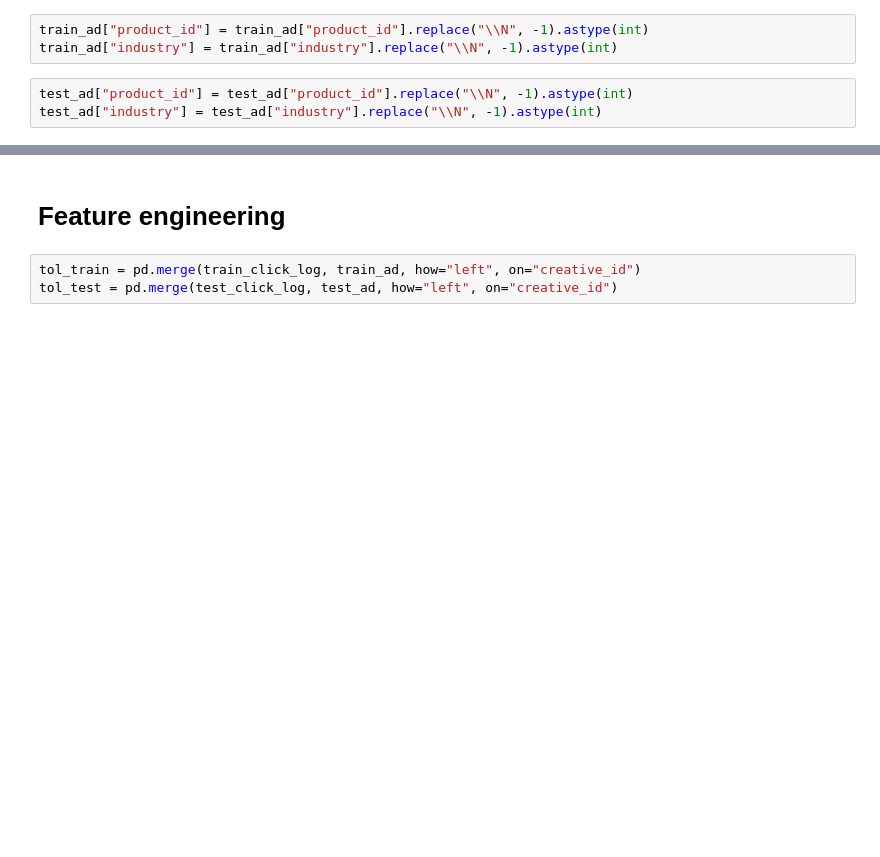
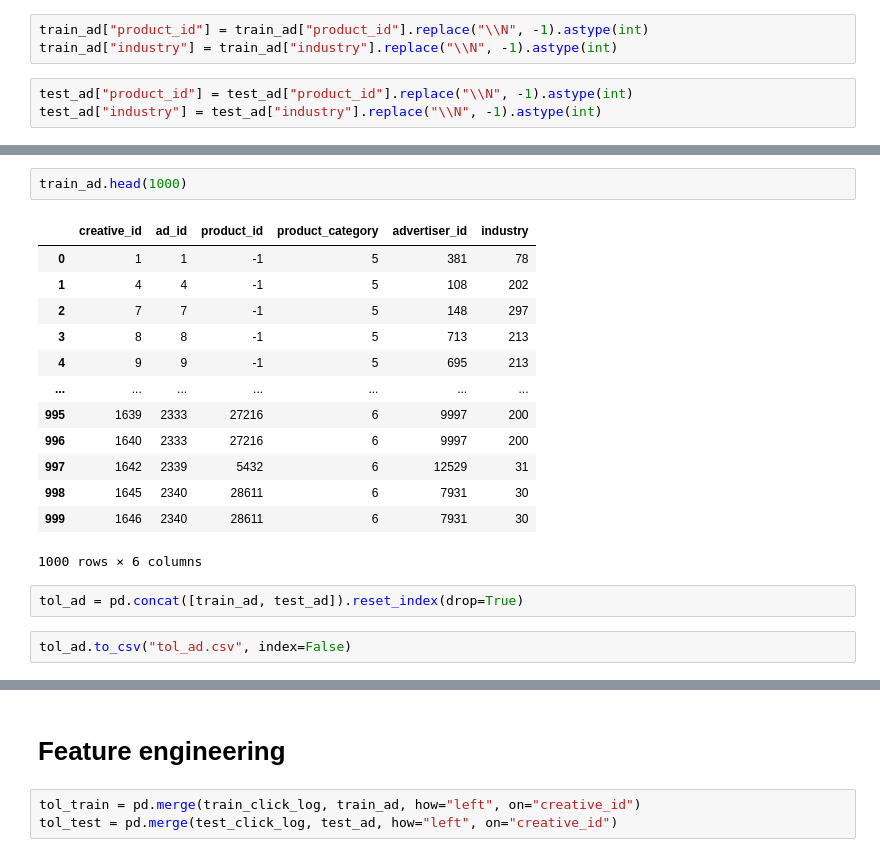
Before and after one commit to etveritas/taac20, a Jupyter notebook: assists.ipynb, the cells around one changed output, grey strips where cells are left out. Drawn from its saved outputs; the diff is of its cells as text; blank space fills up the shorter version.

Commit message:
add one test

```diff
--- a/assists.ipynb
+++ b/assists.ipynb
@@ -125,0 +105,20 @@ dtype: int64
+# %%
+train_ad.head(1000)
+# %% [output]
+|  | creative_id | ad_id | product_id | product_category | advertiser_id | industry |
+| 0 | 1 | 1 | -1 | 5 | 381 | 78 |
+| 1 | 4 | 4 | -1 | 5 | 108 | 202 |
+| 2 | 7 | 7 | -1 | 5 | 148 | 297 |
+| 3 | 8 | 8 | -1 | 5 | 713 | 213 |
+| 4 | 9 | 9 | -1 | 5 | 695 | 213 |
+| ... | ... | ... | ... | ... | ... | ... |
+| 995 | 1639 | 2333 | 27216 | 6 | 9997 | 200 |
+| 996 | 1640 | 2333 | 27216 | 6 | 9997 | 200 |
+| 997 | 1642 | 2339 | 5432 | 6 | 12529 | 31 |
+| 998 | 1645 | 2340 | 28611 | 6 | 7931 | 30 |
+| 999 | 1646 | 2340 | 28611 | 6 | 7931 | 30 |
+1000 rows × 6 columns
+# %%
+tol_ad = pd.concat([train_ad, test_ad]).reset_index(drop=True)
+# %%
+tol_ad.to_csv("tol_ad.csv", index=False)
```
Also changed, not shown: parts of 38 cells of this notebook, 1 other file.
